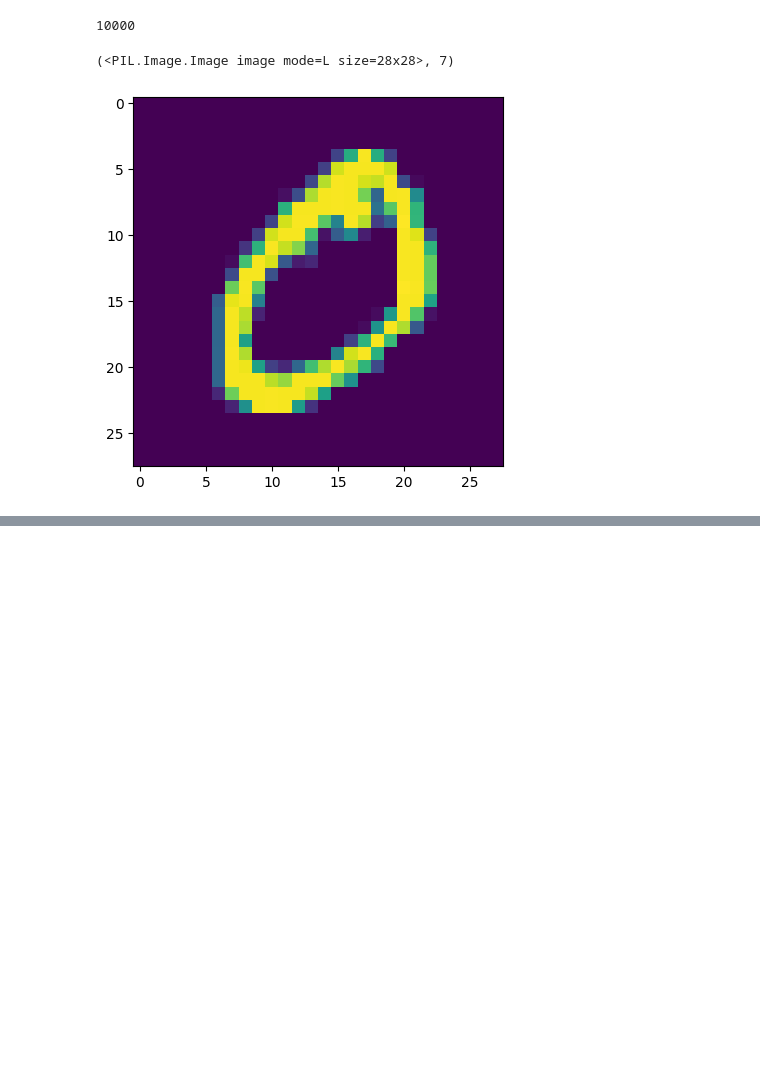
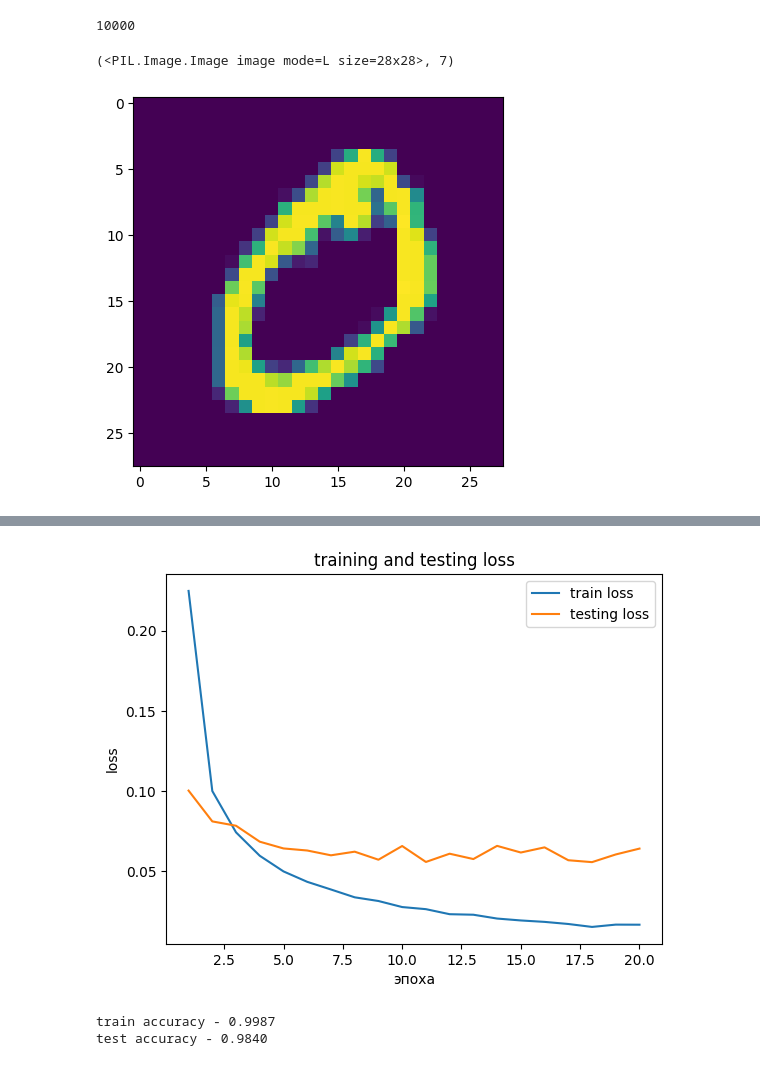
Before and after one commit to DmitriySechkin/ds-learning-sb, a Jupyter notebook: cv1.ipynb, the cells around one changed output, grey strips where cells are left out. Drawn from its saved outputs; the diff is of its cells as text; code cells hidden in the pictures; blank space fills up the shorter version.

```diff
--- a/cv1.ipynb
+++ b/cv1.ipynb
@@ -61,13 +61,13 @@ class LinearModel(nn.Module):
     self.linear1 = nn.Linear(input_dim, hidden_dim)
     self.linear2 = nn.Linear(hidden_dim, hidden_dim)
     self.linear3 = nn.Linear(hidden_dim, hidden_dim)
-    self.linear4 = nn.Linear(hidden_dim, int(hidden_dim / 2))
-    self.linear5 = nn.Linear(hidden_dim, output_dim)
+    # self.linear4 = nn.Linear(hidden_dim, int(hidden_dim / 2))
+    # self.linear5 = nn.Linear(hidden_dim, output_dim)
 
     self.bn1 = nn.BatchNorm1d(hidden_dim)
     self.bn2 = nn.BatchNorm1d(hidden_dim)
     self.bn3 = nn.BatchNorm1d(hidden_dim)
-    self.bn4 = nn.BatchNorm1d(int(hidden_dim / 2))
+    # self.bn4 = nn.BatchNorm1d(int(hidden_dim / 2))
 
     self.do1 = nn.Dropout(dropout_p)
     self.do2 = nn.Dropout(dropout_p)
@@ -113,7 +113,7 @@ model = LinearModel(inp_dim, hidden, out_dim).to(device)
 optim = torch.optim.Adam(model.parameters(), lr=learning_rate)
 loss_func = nn.CrossEntropyLoss()
 # %%
-def train_model(train_dataloader):
+def train_model(train_dataloader, model):
   train_loss = 0
 
   model.train()
@@ -123,6 +123,7 @@ def train_model(train_dataloader):
 
     predict = model(batch['data'].to(device))
     loss = loss_func(predict, batch['target'].to(device).long())
+
     loss.backward()
     optim.step()
 
@@ -130,7 +131,7 @@ def train_model(train_dataloader):
 
   return train_loss
 # %%
-def validate_model(test_dataloader):
+def validate_model(test_dataloader, model):
   test_loss = 0
 
   model.eval()
@@ -147,6 +165,7 @@ def validate_model(test_dataloader):
 # %%
 train_losses = []
 test_losses = []
+
 
 for epoch in range(n_epochs):
   train_loss = 0
@@ -166,8 +185,8 @@ for epoch in range(n_epochs):
                           drop_last = True,
                           )
 
-  train_loss += train_model(train_dataloader)
-  test_loss += validate_model(test_dataloader)
+  train_loss += train_model(train_dataloader, model)
+  test_loss += validate_model(test_dataloader, model)
 
   train_losses.append(train_loss / len(train_dataloader))
   test_losses.append(test_loss / len(test_dataloader))
@@ -178,5 +197,5 @@ for epoch in range(n_epochs):
 
   torch.save(model.state_dict(), f'./chkpt_{epoch}.pth')
 
-print(f'{min(test_losses):.4f}')
+print(f'minimum loss - {min(test_losses):.4f}')
 # %% [output]
@@ -199,0 +219,10 @@ Epoch [20/20], Train Loss: 0.0171, Val Loss: 0.0647
+# %%
+plt.plot(range(1, n_epochs+1), train_losses, label='train loss')
+plt.plot(range(1, n_epochs+1), test_losses, label='testing loss')
+plt.xlabel('эпоха')
+plt.ylabel('loss')
+plt.title('training and testing loss')
+plt.legend()
+plt.show()
+# %% [output]
+[figure, added]
@@ -199,0 +239,11 @@ Epoch [20/20], Train Loss: 0.0171, Val Loss: 0.0647
+# %%
+
+
+train_accuracy = compute_accuracy(model, train_dataloader)
+test_accuracy = compute_accuracy(model, test_dataloader)
+
+print(f'train accuracy - {train_accuracy:.4f}')
+print(f'test accuracy - {test_accuracy:.4f}')
+# %% [output]
+train accuracy - 0.9987
+test accuracy - 0.9840
```
Also changed, not shown: parts of 23 cells of this notebook.
